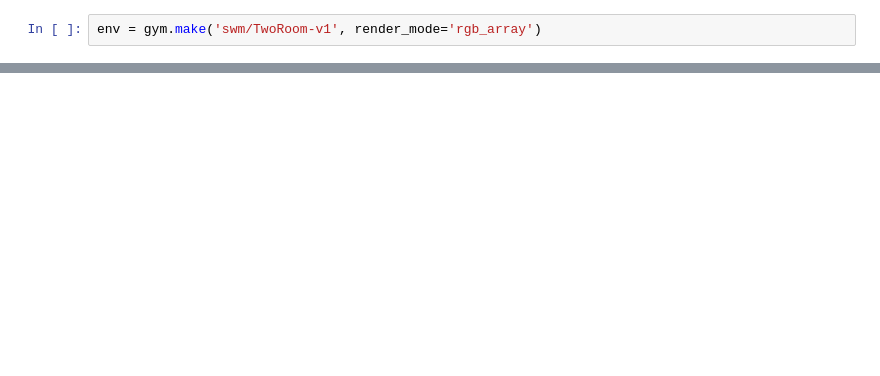
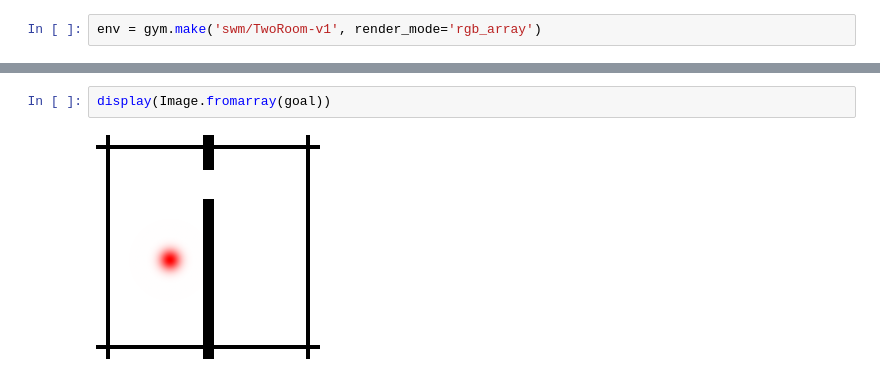
Before and after one commit to Flydexo/leworldmodel, a Jupyter notebook: eval.ipynb, the cells around one changed output, grey strips where cells are left out. Saved outputs shown, nothing was run; the diff lists cells and outputs as text; blank space fills up the shorter version.

```diff
--- a/eval.ipynb
+++ b/eval.ipynb
@@ -35,0 +102,4 @@ img.show()
+# %%
+display(Image.fromarray(goal))
+# %% [output]
+[figure, added]
```
Also changed, not shown: parts of 13 cells of this notebook, 16 other files.
